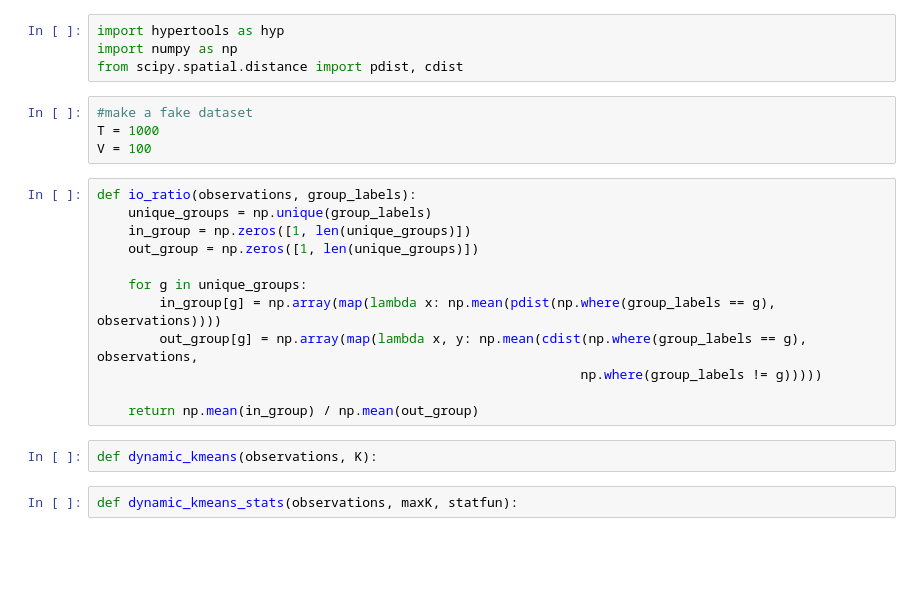
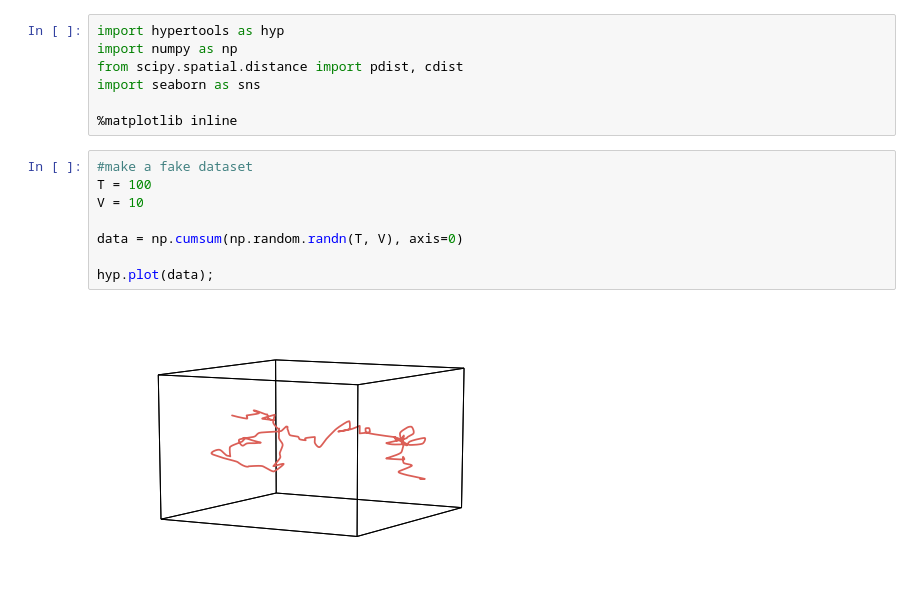
Before and after one commit to ContextLab/DIRSA, a Jupyter notebook: DIRSA.ipynb, the cells around one changed output. Cells and saved outputs as stored; diff of their text form; blank space fills up the shorter version.

```diff
--- a/DIRSA.ipynb
+++ b/DIRSA.ipynb
@@ -2,23 +2,16 @@
 import hypertools as hyp
 import numpy as np
 from scipy.spatial.distance import pdist, cdist
+import seaborn as sns
+
+%matplotlib inline
 # %%
 #make a fake dataset
-T = 1000
-V = 100
+T = 100
+V = 10
+
+data = np.cumsum(np.random.randn(T, V), axis=0)
+
+hyp.plot(data);
+# %% [output]
+[figure, added]
-# %%
-def io_ratio(observations, group_labels):
-    unique_groups = np.unique(group_labels)
-    in_group = np.zeros([1, len(unique_groups)])
-    out_group = np.zeros([1, len(unique_groups)])
-
-    for g in unique_groups:
-        in_group[g] = np.array(map(lambda x: np.mean(pdist(np.where(group_labels == g), observations))))
-        out_group[g] = np.array(map(lambda x, y: np.mean(cdist(np.where(group_labels == g), observations,
-                                                              np.where(group_labels != g)))))
-
-    return np.mean(in_group) / np.mean(out_group)
-# %%
-def dynamic_kmeans(observations, K):
-# %%
-def dynamic_kmeans_stats(observations, maxK, statfun):
```
Also changed, not shown: parts of 8 cells of this notebook.
